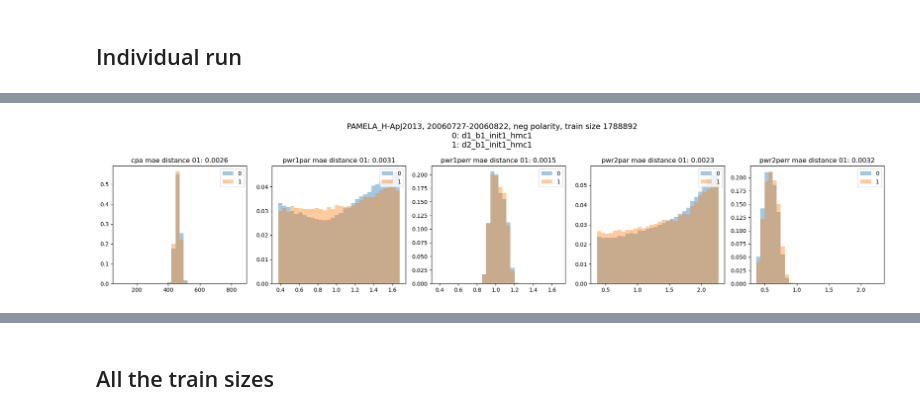
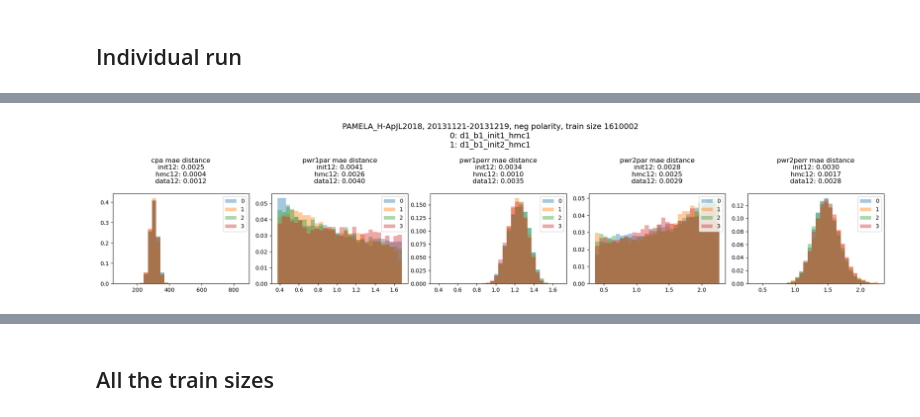
Before and after one commit to hawaii-ai/GalacticCosmicRays, a Jupyter notebook: notebooks/plot/plot_hmc_train_size_individual_runs.ipynb, the cells around one changed output, grey strips where cells are left out. Cells and saved outputs as stored; diff of their text form; code cells hidden in the pictures.

```diff
--- a/notebooks/plot/plot_hmc_train_size_individual_runs.ipynb
+++ b/notebooks/plot/plot_hmc_train_size_individual_runs.ipynb
@@ -325,54 +375,53 @@ metric = 'mae' # 'mae', 'mse', 'kl', or 'wasserstein'
 
 # Let's make a 1 x 5 grid of subplots, where they are the historograms of the samples. We'll plot both hmc_0 and hmc_1 samples in the same grid
 fig, axs = plt.subplots(1, 5, figsize=(20, 4.5))
-# plt.suptitle(f"{exp_name}, {interval}, {polarity} polarity, train size {int(train_size_fraction * 1_788_892)}\n0: {data_bootstrap_model_hmc_identifier_0}, 1: {data_bootstrap_model_hmc_identifier_1}\n2: {data_bootstrap_model_hmc_identifier_2}, 3: {data_bootstrap_model_hmc_identifier_3}", fontsize=14)
+# plt.suptitle(f"{exp_name}, {interval}, {polarity} polarity, train size {int(train_size_fraction * 1_788_892)}\n0: {data_bootstrap_model_hmc_identifier_0}") #, 1: {data_bootstrap_model_hmc_identifier_1}\n2: {data_bootstrap_model_hmc_identifier_2}, 3: {data_bootstrap_model_hmc_identifier_3}", fontsize=14)
 plt.suptitle(f"{exp_name}, {interval}, {polarity} polarity, train size {int(train_size_fraction * 1_788_892)}\n0: {data_bootstrap_model_hmc_identifier_0}\n1: {data_bootstrap_model_hmc_identifier_1}", fontsize=14)
 # Plot the samples
 distances = []
 for i, param in enumerate(PARAMETERS):
     samples_0 = hmc_0_samples[param].values
     samples_1 = hmc_1_samples[param].values
-    # samples_2 = hmc_2_samples[param].values
-    # samples_3 = hmc_3_samples[param].values
+    samples_2 = hmc_2_samples[param].values
+    samples_3 = hmc_3_samples[param].values
 
     # Plot the samples with same bins
     # Use global binning after lab meeting conversation 4/9/2025
     min = PARAMETERS_MIN[i]
     max = PARAMETERS_MAX[i]
 
     # Create histograms and plot
     hist_0, bins = np.histogram(samples_0, bins=num_bins, range=(min, max), density=True)
     hist_1, bins = np.histogram(samples_1, bins=num_bins, range=(min, max), density=True)
-    # hist_2, bins = np.histogram(samples_2, bins=num_bins, range=(min, max), density=True)
-    # hist_3, bins = np.histogram(samples_3, bins=num_bins, range=(min, max), density=True)
+    hist_2, bins = np.histogram(samples_2, bins=num_bins, range=(min, max), density=True)
+    hist_3, bins = np.histogram(samples_3, bins=num_bins, range=(min, max), density=True)
 
     # Normalize the histograms
     hist_0 /= hist_0.sum()
     hist_1 /= hist_1.sum()
-    # hist_2 /= hist_2.sum()
-    # hist_3 /= hist_3.sum()
+    hist_2 /= hist_2.sum()
+    hist_3 /= hist_3.sum()
 
     # Compute distance as MAE between bins
     distance_01 = get_distance(hist_0, hist_1, metric)
-    # distance_02 = get_distance(hist_0, hist_2, metric)
-    # distance_03 = get_distance(hist_0, hist_3, metric)
+    distance_02 = get_distance(hist_0, hist_2, metric)
+    distance_03 = get_distance(hist_0, hist_3, metric)
 
     # Plot the histograms
     axs[i].bar(bins[:-1], hist_0, width=(bins[1]-bins[0]), alpha=0.4, label='0')
     axs[i].bar(bins[:-1], hist_1, width=(bins[1]-bins[0]), alpha=0.4, label='1')
-    # axs[i].bar(bins[:-1], hist_2, width=(bins[1]-bins[0]), alpha=0.4, label='d1_init2')
+    axs[i].bar(bins[:-1], hist_2, width=(bins[1]-bins[0]), alpha=0.4, label='2')
+    axs[i].bar(bins[:-1], hist_3, width=(bins[1]-bins[0]), alpha=0.4, label='3')
 
     # Set the title and labels
-    # axs[i].set_title(f"{param} {metric} distance\ndata12: {distance_01:.4f}\ninit12: {distance_02:.4f}")
-    axs[i].set_title(f"{param} {metric} distance 01: {distance_01:.4f}")
+    axs[i].set_title(f"{param} {metric} distance\ninit12: {distance_01:.4f}\nhmc12: {distance_02:.4f}\ndata12: {distance_03:.4f}\n")
     axs[i].legend(loc='upper right')
 
 plt.tight_layout()
-plt.savefig(f'../../../results/{hmc_version}/plots/{data_bootstrap_model_hmc_identifier_0}_vs_{data_bootstrap_model_hmc_identifier_1}_{train_size_fraction}_{idx}_samples.png', dpi=300)
-# plt.savefig(f'../../../results/{hmc_version}/plots/{data_bootstrap_model_hmc_identifier_0}_vs_{data_bootstrap_model_hmc_identifier_2}_{train_size_fraction}_{idx}_samples.png', dpi=300)
-# plt.savefig(f'../../../results/{hmc_version}/plots/{data_bootstrap_model_hmc_identifier_0}_vs_all_{train_size_fraction}_{idx}_samples.png', dpi=300)
+# plt.savefig(plots_dir / f'{data_bootstrap_model_hmc_identifier_0}_vs_{data_bootstrap_model_hmc_identifier_2}_{train_size_fraction}_{idx}_samples.png', dpi=300)
+plt.savefig(plots_dir / f'{data_bootstrap_model_hmc_identifier_0}_vs_all_{train_size_fraction}_{idx}_samples.png', dpi=300)
 plt.show()
 # %% [output]
-[figure, old version]
+[figure, new version]
 # %%
 # Calculate Gelman-Rubin R-hat statistic for each parameter
```
Also changed, not shown: parts of 3 cells of this notebook, 8 other files.
